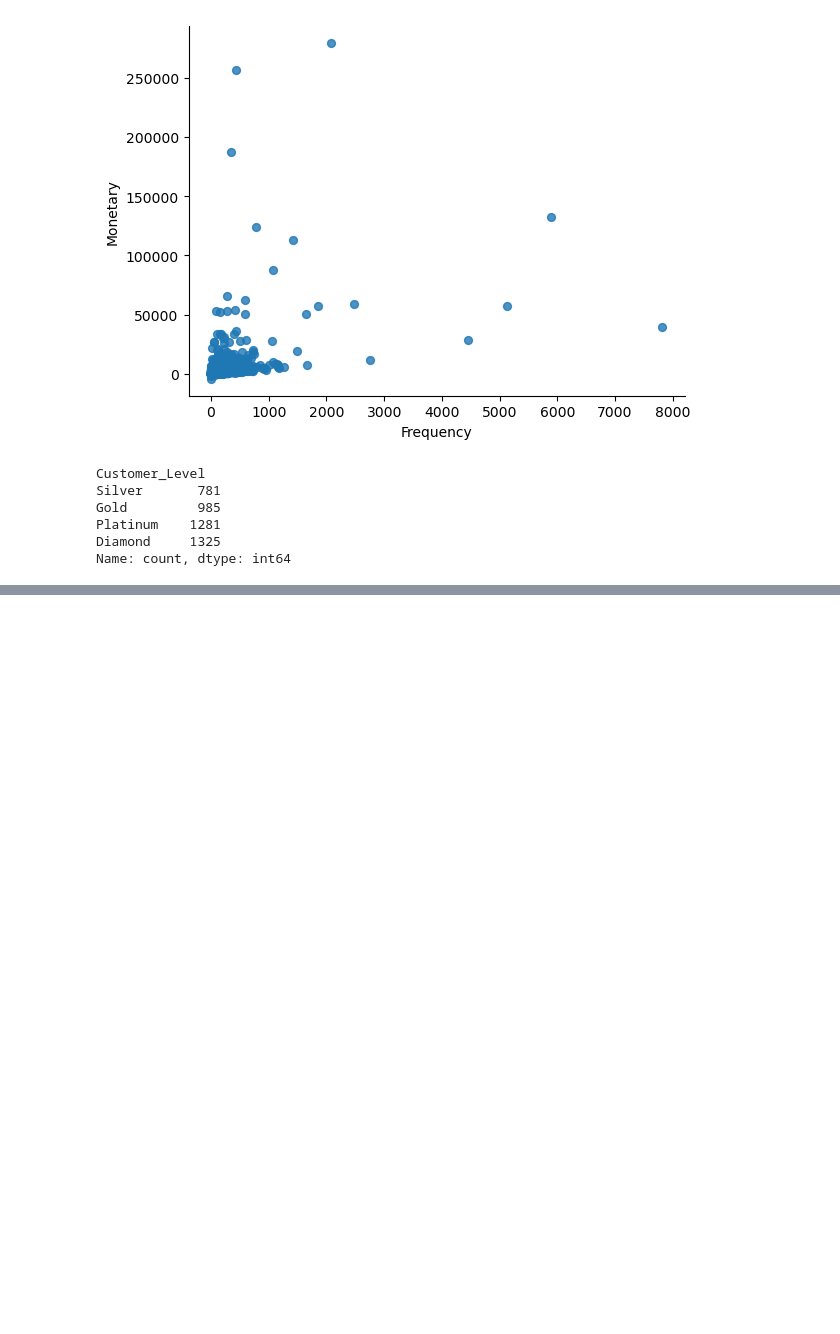
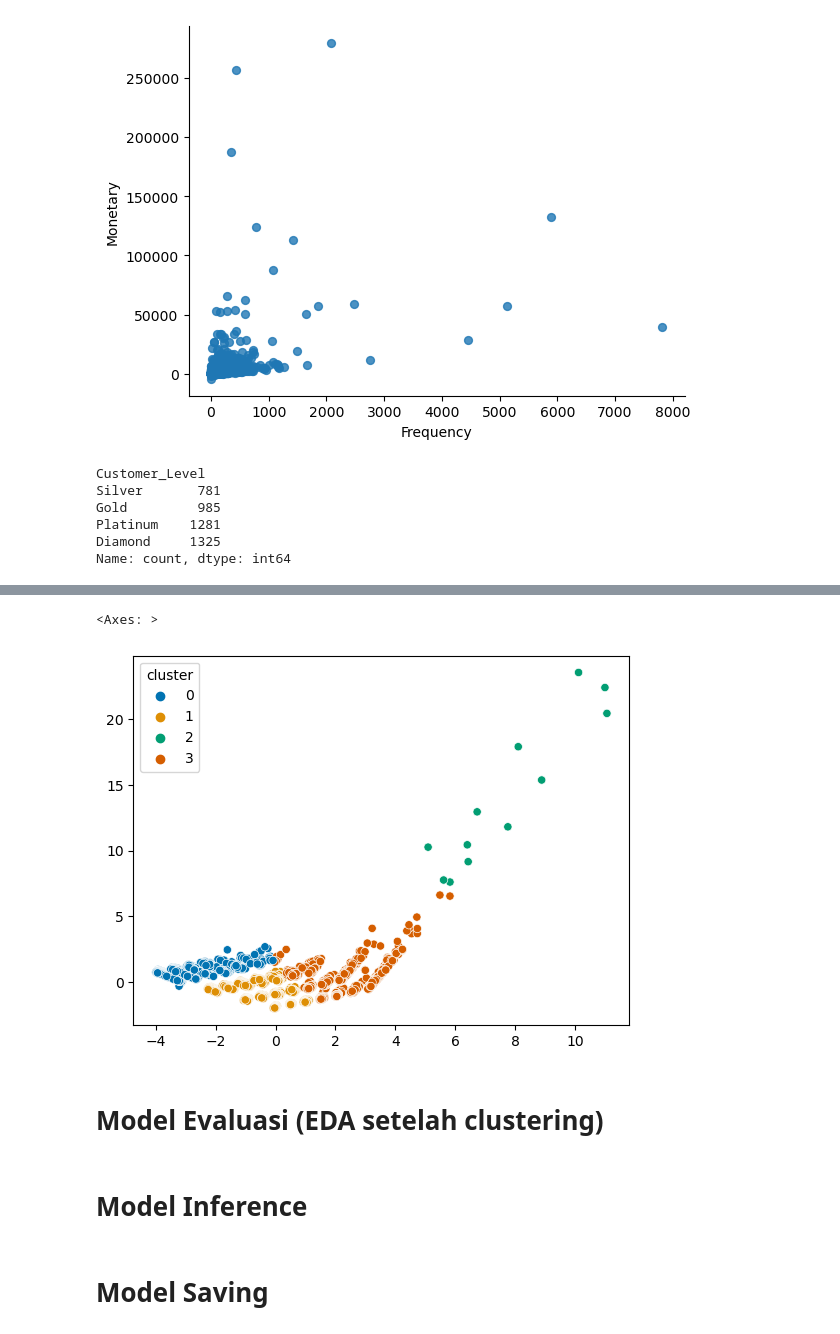
Before and after one commit to FTDS-assignment-bay/p2-final-project-3pecintaroni, a Jupyter notebook: 20240601_EDA_Before_Clustering.ipynb, the cells around one changed output, grey strips where cells are left out. Cells and saved outputs as stored; diff of their text form; code cells hidden in the pictures; blank space fills up the shorter version.

```diff
--- a/20240601_EDA_Before_Clustering.ipynb
+++ b/20240601_EDA_Before_Clustering.ipynb
@@ -737,0 +959,6 @@ plt.show()
+# %%
+# Train with optimal number of clusters
+
+model_km = KMeans(n_clusters = 4, init = 'k-means++', max_iter = 300, n_init = 10, random_state = random_state)
+pred = model_km.fit_predict(RFMS_final_pca)
+pred
@@ -737,0 +967,5 @@ plt.show()
+# %%
+# Insert clustering result into original dataset
+
+RFMScore['cluster'] = pred
+RFMScore
@@ -737,0 +986,18 @@ plt.show()
+# %%
+# Cluster visualization in 2D
+
+pca_2d = PCA(n_components=2)
+pca_2d.fit(RFMS_scaled)
+
+RFMS_scaled_2d = pca_2d.fit_transform(RFMS_scaled)
+
+sns.scatterplot(x=RFMS_scaled_2d[:,0], y=RFMS_scaled_2d[:,1], hue=RFMScore['cluster'], palette='colorblind')
+# %% [output]
+<Axes: >
+[figure, added]
+# %% [markdown]
+# Model Evaluasi (EDA setelah clustering)
+# %% [markdown]
+# Model Inference
+# %% [markdown]
+# Model Saving
```
Also changed, not shown: parts of 17 cells of this notebook, 3 other files.
